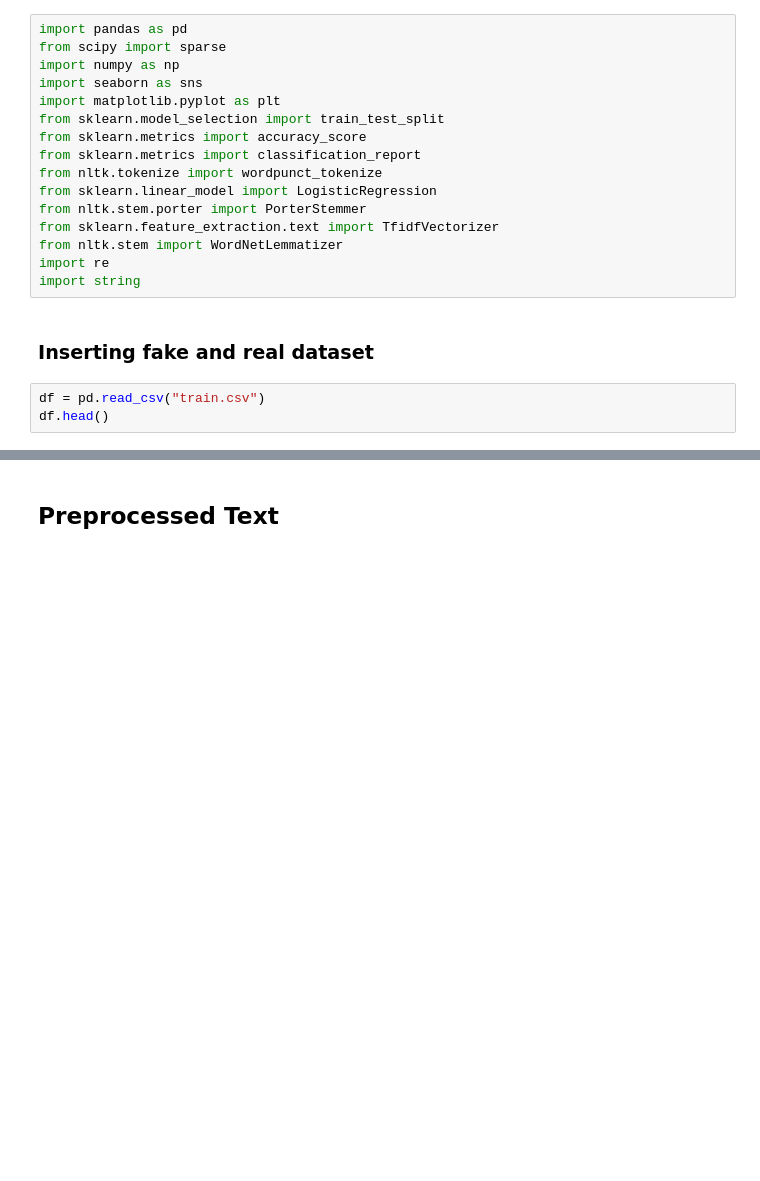
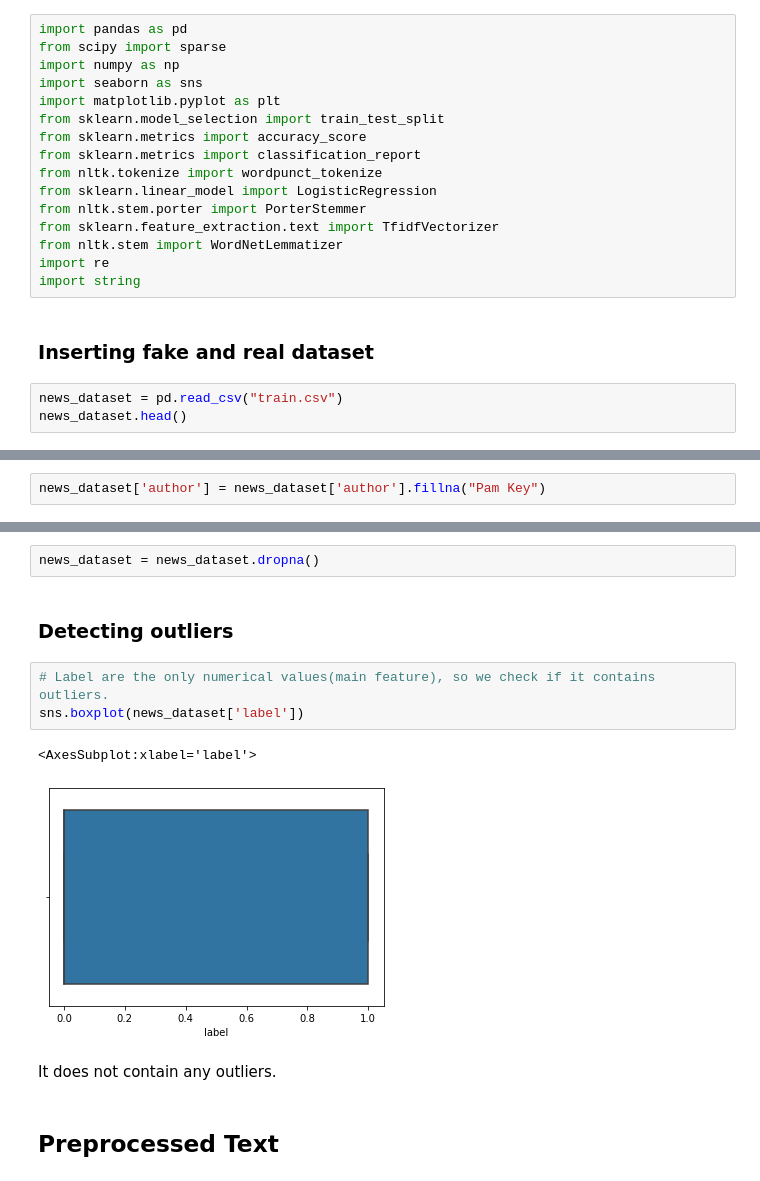
Before and after one commit to baranema/ML-Fake-News, a Jupyter notebook: MLProject-2.ipynb, the cells around one changed output, grey strips where cells are left out. Drawn from its saved outputs; the diff is of its cells as text; blank space fills up the shorter version.

```diff
--- a/MLProject-2.ipynb
+++ b/MLProject-2.ipynb
@@ -17,8 +17,8 @@ import string
 # %% [markdown]
 ### Inserting fake and real dataset
 # %%
-df = pd.read_csv("train.csv")
-df.head()
+news_dataset = pd.read_csv("train.csv")
+news_dataset.head()
 # %% [output]
 |  | id | title | author | text | label |
 | 0 | 0 | House Dem Aide: We Didn’t Even Se... | Darrell Lucus | House Dem Aide: We Didn’t Even Se... | 1 |
@@ -28,0 +59,2 @@ df.head()
+# %%
+news_dataset['author'] = news_dataset['author'].fillna("Pam Key")
@@ -29,3 +70,15 @@ df.head()
+# %%
+news_dataset = news_dataset.dropna()
+# %% [markdown]
+### Detecting outliers
+# %%
+# Label are the only numerical values(main feature), so we check if it contains outliers.
+sns.boxplot(news_dataset['label'])
+# %% [output]
+<AxesSubplot:xlabel='label'>
+[figure, added]
+# %% [markdown]
+It does not contain any outliers.
 # %% [markdown]
 ## Preprocessed Text
 # %%
```
Also changed, not shown: parts of 19 cells of this notebook.
